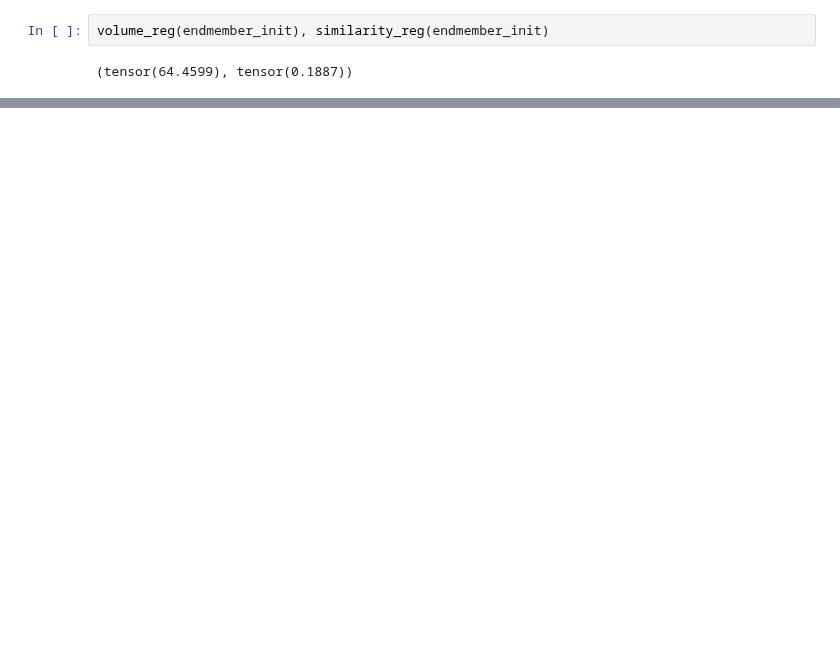
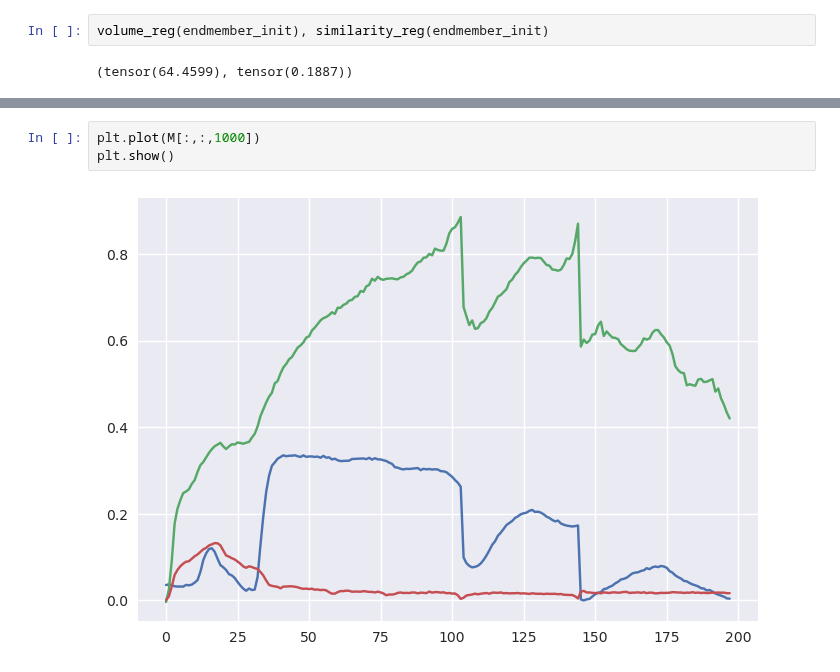
Before and after one commit to SolidusAbi/CLHU, a Jupyter notebook: notebooks/syntheticData.ipynb, the cells around one changed output, grey strips where cells are left out. Saved outputs shown, nothing was run; the diff lists cells and outputs as text; blank space fills up the shorter version.

```diff
--- a/notebooks/syntheticData.ipynb
+++ b/notebooks/syntheticData.ipynb
@@ -286,0 +303,5 @@ tensor([[0.5185, 1.1872, 0.0953],
+# %%
+plt.plot(M[:,:,1000])
+plt.show()
+# %% [output]
+[figure, added]
```
Also changed, not shown: parts of 11 cells of this notebook.
